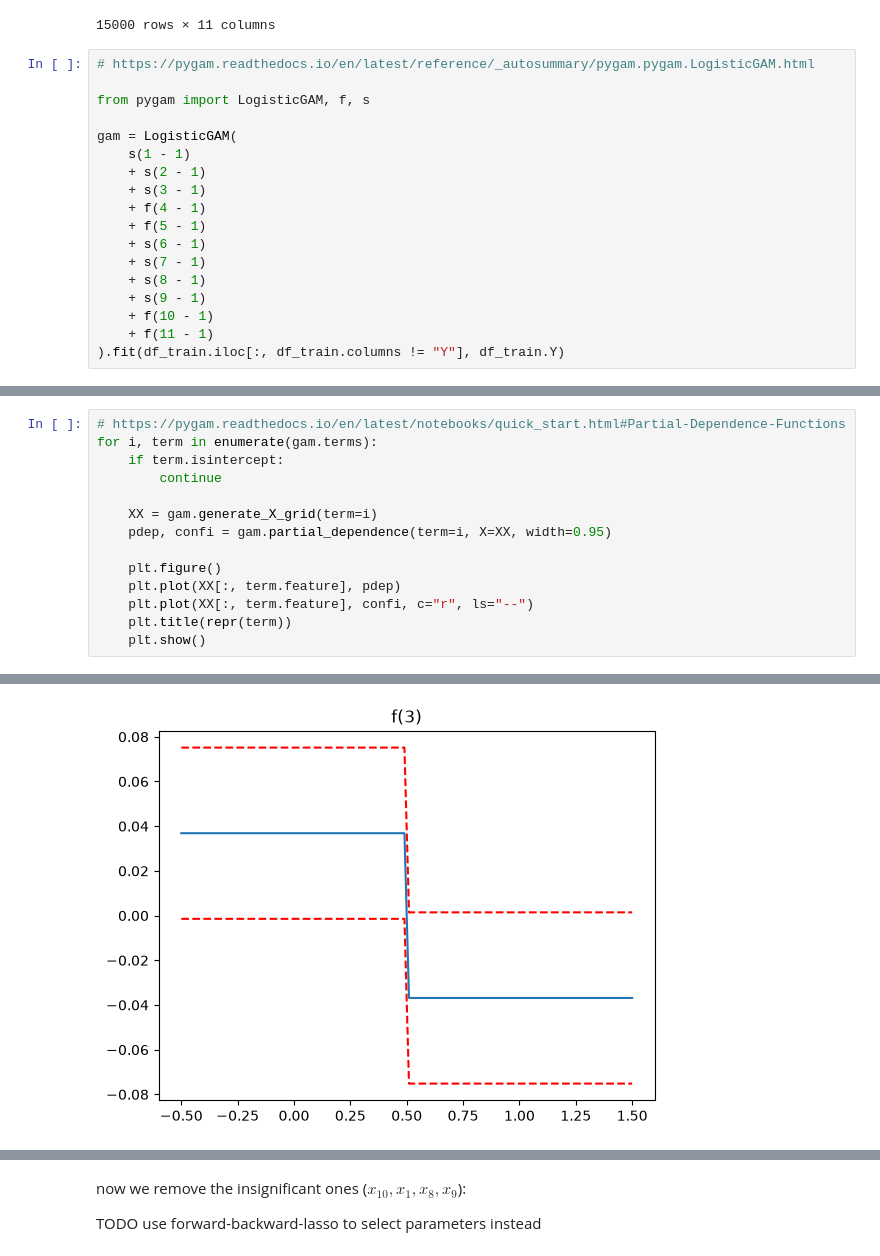
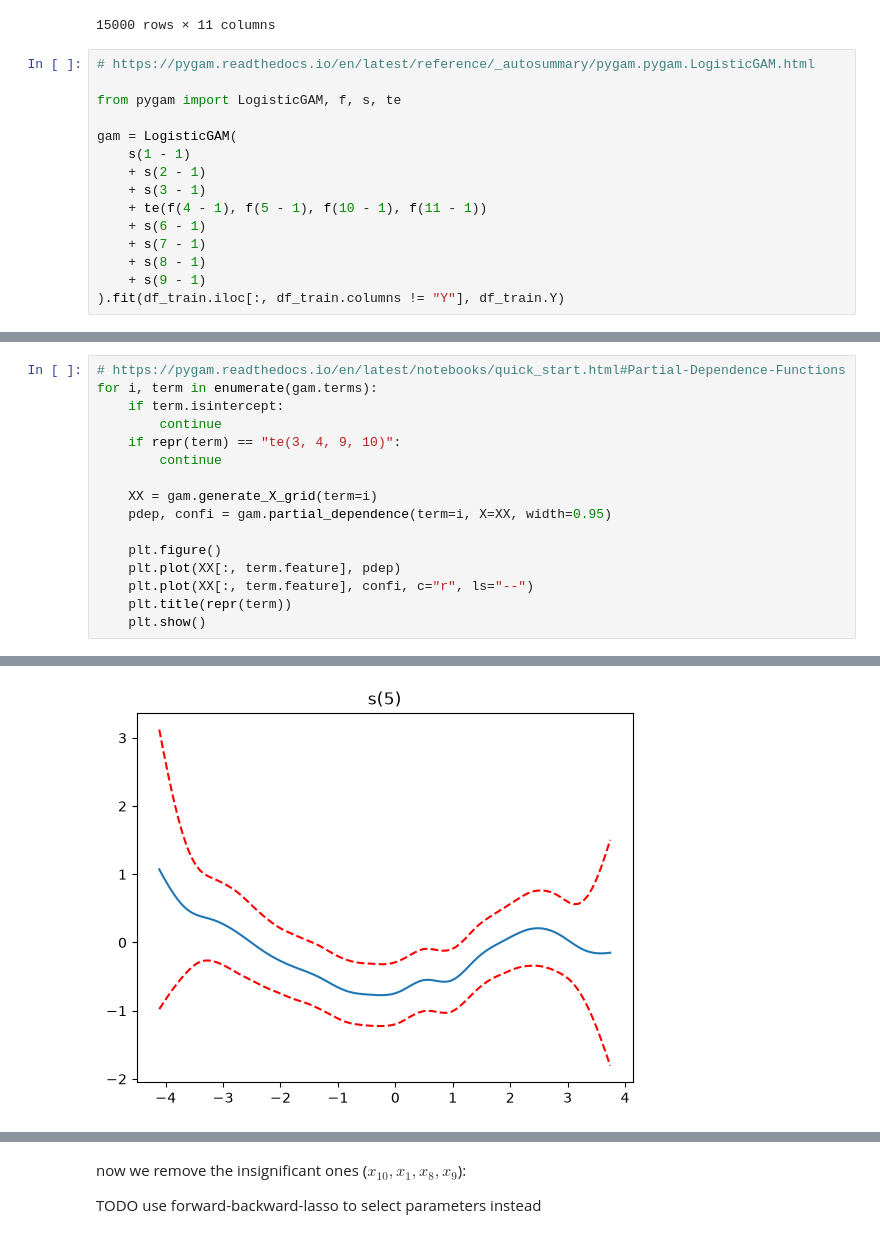
Before and after one commit to CrepeGoat/CU-2026F-STAT5610-kaggle-project, a Jupyter notebook: code/model4_gam_binomial.ipynb, the cells around one changed output, grey strips where cells are left out. Cells and saved outputs as stored; diff of their text form.

```diff
--- a/code/model4_gam_binomial.ipynb
+++ b/code/model4_gam_binomial.ipynb
@@ -46,20 +46,17 @@ df_train.iloc[:, df_train.columns != "Y"]
 # %%
 # https://pygam.readthedocs.io/en/latest/reference/_autosummary/pygam.pygam.LogisticGAM.html
 
-from pygam import LogisticGAM, f, s
+from pygam import LogisticGAM, f, s, te
 
 gam = LogisticGAM(
     s(1 - 1)
     + s(2 - 1)
     + s(3 - 1)
-    + f(4 - 1)
-    + f(5 - 1)
+    + te(f(4 - 1), f(5 - 1), f(10 - 1), f(11 - 1))
     + s(6 - 1)
     + s(7 - 1)
     + s(8 - 1)
     + s(9 - 1)
-    + f(10 - 1)
-    + f(11 - 1)
 ).fit(df_train.iloc[:, df_train.columns != "Y"], df_train.Y)
 # %%
 gam.summary()
@@ -91,6 +88,8 @@ github.com/dswah/pyGAM/issues/163
 # https://pygam.readthedocs.io/en/latest/notebooks/quick_start.html#Partial-Dependence-Functions
 for i, term in enumerate(gam.terms):
     if term.isintercept:
+        continue
+    if repr(term) == "te(3, 4, 9, 10)":
         continue
 
     XX = gam.generate_X_grid(term=i)
@@ -108 +107 @@ for i, term in enumerate(gam.terms):
-[figure, old version]
+[figure, new version]
```
Also changed, not shown: parts of 6 cells of this notebook.
